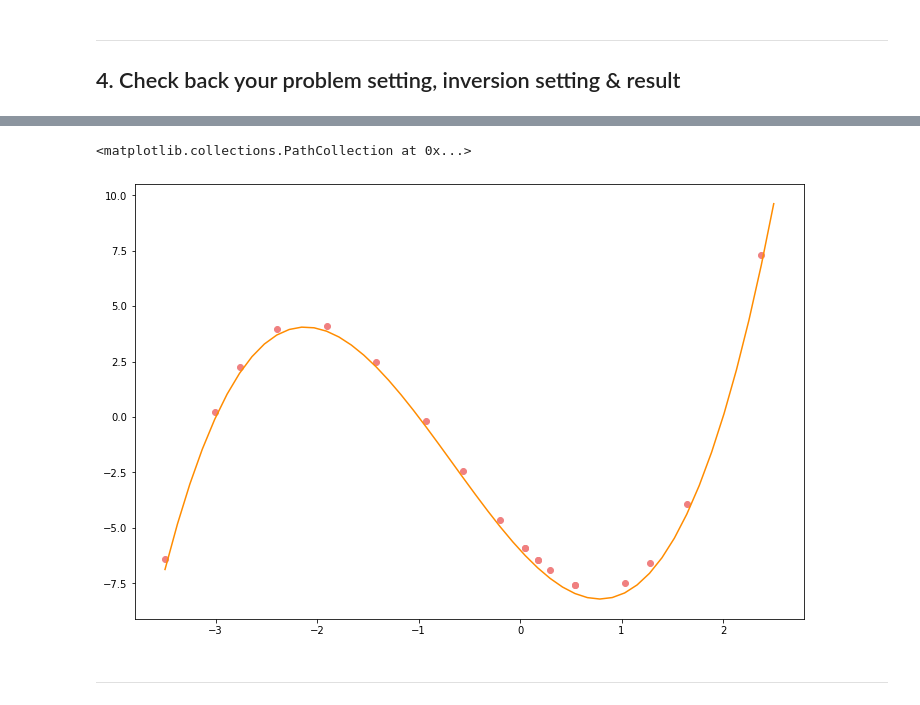
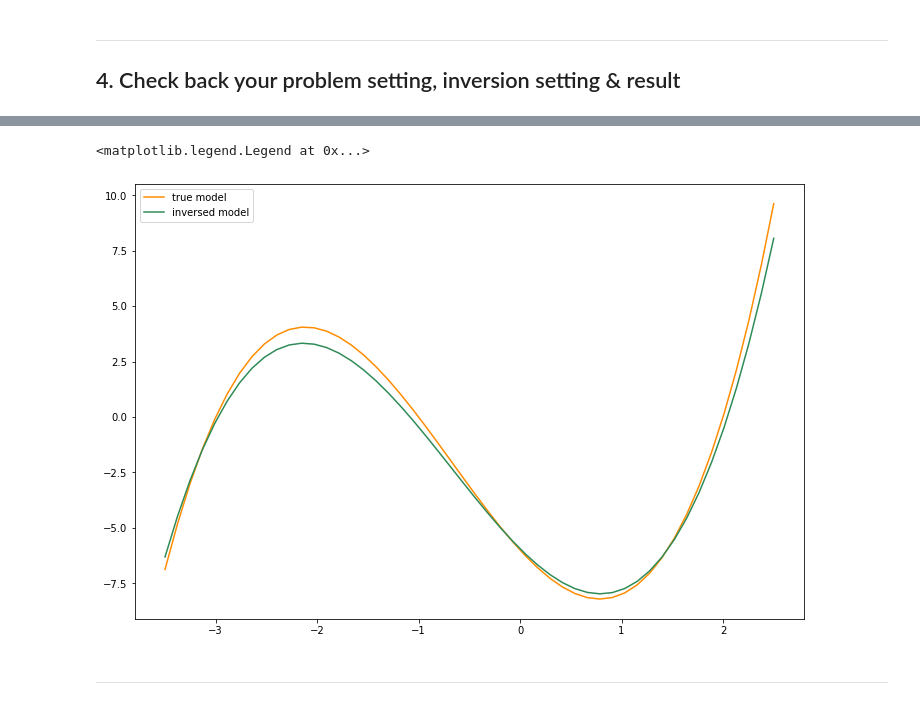
Before and after one commit to inlab-geo/espresso, a Jupyter notebook: cofi-examples/linear_regression.ipynb, the cells around one changed output, grey strips where cells are left out. Cells and saved outputs as stored; diff of their text form; code cells hidden in the pictures.

```diff
--- a/cofi-examples/linear_regression.ipynb
+++ b/cofi-examples/linear_regression.ipynb
@@ -179,15 +241,17 @@ List of functions / properties defined:
 # %%
 y_synthesis = inv_problem.forward(inv_result.model)
 
 ############## PLOTTING ###############################################################
 _x_plot = np.linspace(-3.5,2.5)
 _G_plot = basis_func(_x_plot)
 _y_plot = _G_plot @ _m_true
+_y_synth = _G_plot @ inv_result.model
 plt.figure(figsize=(12,8))
-plt.plot(_x_plot, _y_plot, color="darkorange")
-plt.scatter(x, y_synthesis, color="lightcoral")
+plt.plot(_x_plot, _y_plot, color="darkorange", label="true model")
+plt.plot(_x_plot, _y_synth, color="seagreen", label="inversed model")
+plt.legend()
 # %% [output]
-<matplotlib.collections.PathCollection at 0x...>
+<matplotlib.legend.Legend at 0x...>
-[figure, old version]
+[figure, new version]
 # %% [markdown]
 ---
```
Also changed, not shown: parts of 7 cells of this notebook.
